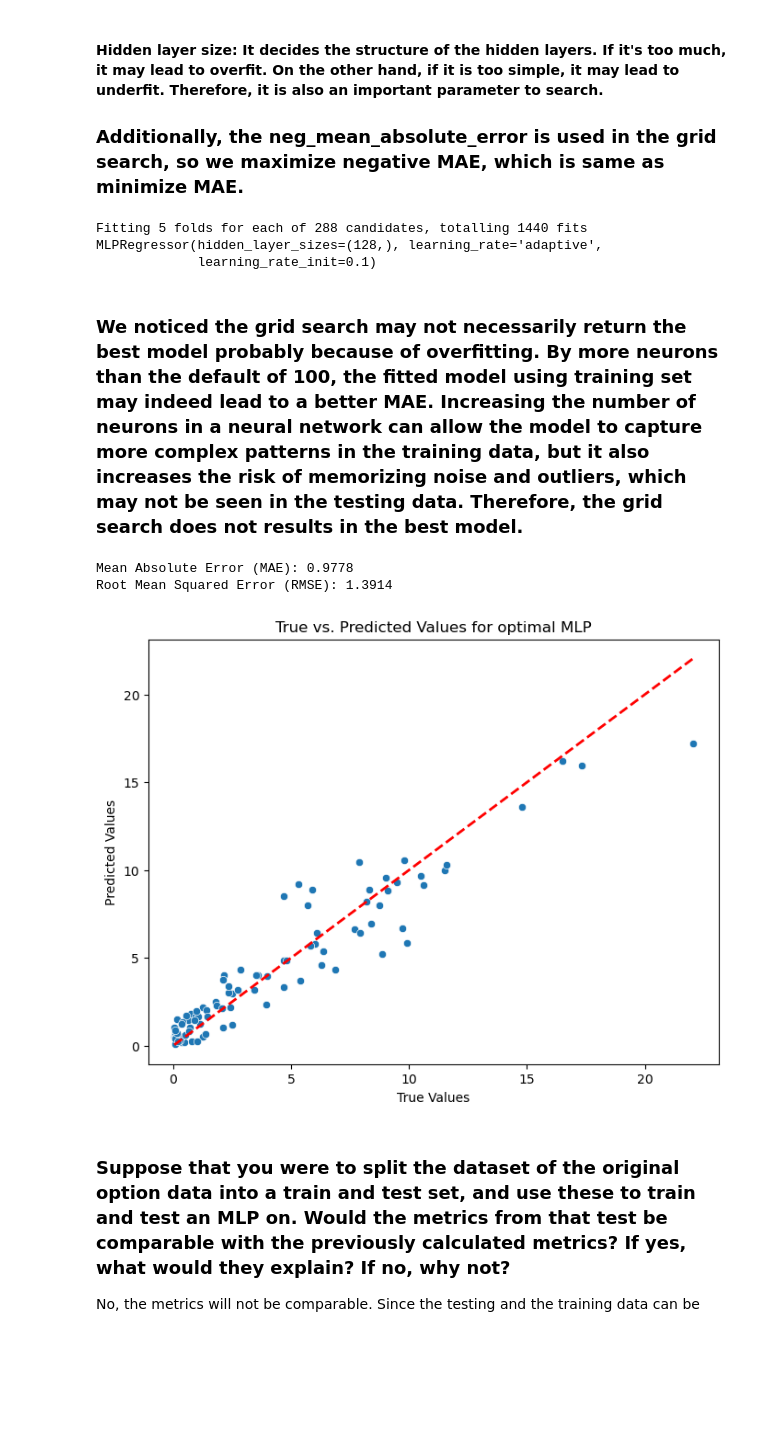
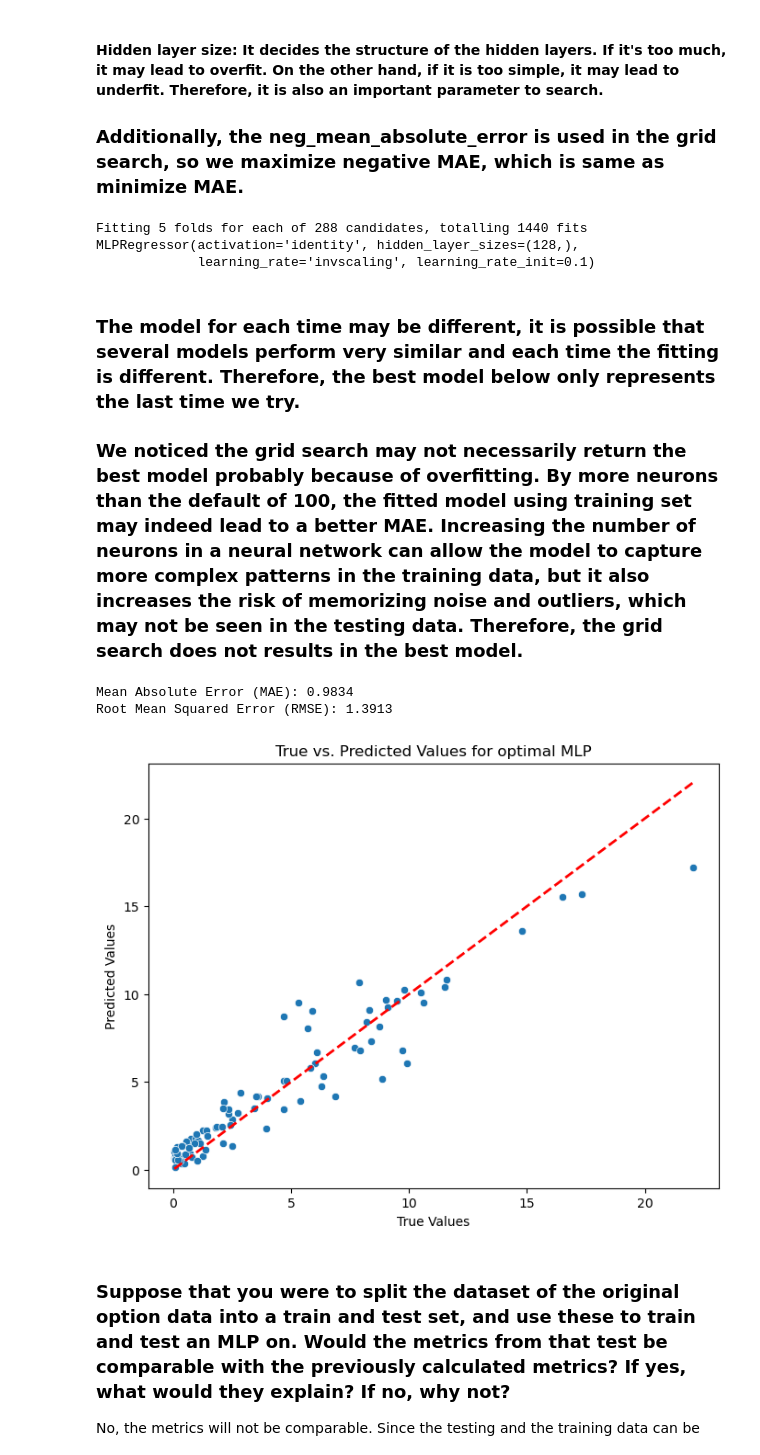
Before and after one commit to gua7/Finance, a Jupyter notebook: MachineLearning/assignment/assignment2_group8.ipynb, the cells around one changed output. Drawn from its saved outputs; the diff is of its cells as text; code cells hidden in the pictures; blank space fills up the shorter version.

Commit message:
updated for latest data

```diff
--- a/MachineLearning/assignment/assignment2_group8.ipynb
+++ b/MachineLearning/assignment/assignment2_group8.ipynb
@@ -122,8 +122,8 @@ stock_ticker = ['BZH','TMHC', 'KBH', 'MHO', 'TPH', 'MTH']
 # for stock in stock_ticker:
 #     options.append(getOptionData(stock))
 # %%
-for i, option_data in enumerate(options):
-    option_data.to_csv(f'option_{i}.csv', index=False)
+# for i, option_data in enumerate(options):
+#     option_data.to_csv(f'option_{i}.csv', index=False)
 # %% [markdown]
 Read the data
 # %%
@@ -276,29 +283,32 @@ best_model = grid_search.best_estimator_
 print(best_model)
 # %% [output]
 Fitting 5 folds for each of 288 candidates, totalling 1440 fits
-MLPRegressor(hidden_layer_sizes=(128,), learning_rate='adaptive',
-             learning_rate_init=0.1)
+MLPRegressor(activation='identity', hidden_layer_sizes=(128,),
+             learning_rate='invscaling', learning_rate_init=0.1)
 # %% [markdown]
+### The model for each time may be different, it is possible that several models perform very similar and each time the fitting is different. Therefore, the best model below only represents the last time we try.
+
 ### We noticed the grid search may not necessarily return the best model probably because of overfitting. By more neurons than the default of 100, the fitted model using training set may indeed lead to a better MAE. Increasing the number of neurons in a neural network can allow the model to capture more complex patterns in the training data, but it also increases the risk of memorizing noise and outliers, which may not be seen in the testing data. Therefore, the grid search does not results in the best model.
 # %%
-mlp_regressor_optm = MLPRegressor(hidden_layer_sizes=(128,), learning_rate='adaptive',learning_rate_init=0.1)
+mlp_regressor_optm = MLPRegressor(activation='identity', hidden_layer_sizes=(128,),
+             learning_rate='invscaling', learning_rate_init=0.1)
 mlp_regressor_optm.fit(x_train, y_train)
 y_pred2 = mlp_regressor_optm.predict(x_test)
 mae2 = mean_absolute_error(y_test, y_pred2)
 rmse2 = np.sqrt(mean_squared_error(y_test, y_pred2))
 print(f'Mean Absolute Error (MAE): {mae2:.4f}')
 print(f'Root Mean Squared Error (RMSE): {rmse2:.4f}')
 plt.figure(figsize=(8, 6))
 sns.scatterplot(x=y_test, y=y_pred2.flatten())
 plt.plot([min(y_test), max(y_test)], [min(y_test), max(y_test)], linestyle='--', color='red', linewidth=2)
 plt.xlabel('True Values')
 plt.ylabel('Predicted Values')
 plt.title('True vs. Predicted Values for optimal MLP')
 plt.show()
 # %% [output]
-Mean Absolute Error (MAE): 0.9778
-Root Mean Squared Error (RMSE): 1.3914
+Mean Absolute Error (MAE): 0.9834
+Root Mean Squared Error (RMSE): 1.3913
-[figure, old version]
+[figure, new version]
 # %% [markdown]
 ### Suppose that you were to split the dataset of the original option data into a train and test set, and use these to train and test an MLP on. Would the metrics from that test be comparable with the previously calculated metrics? If yes, what would they explain? If no, why not?
 
```
Also changed, not shown: parts of 9 cells of this notebook.
